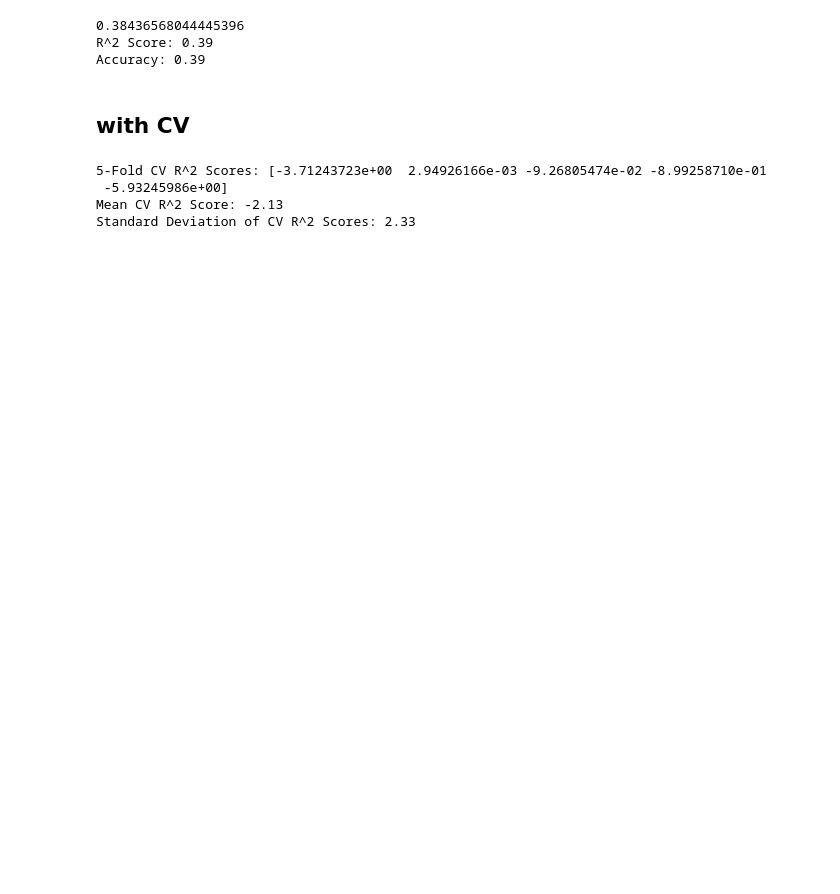
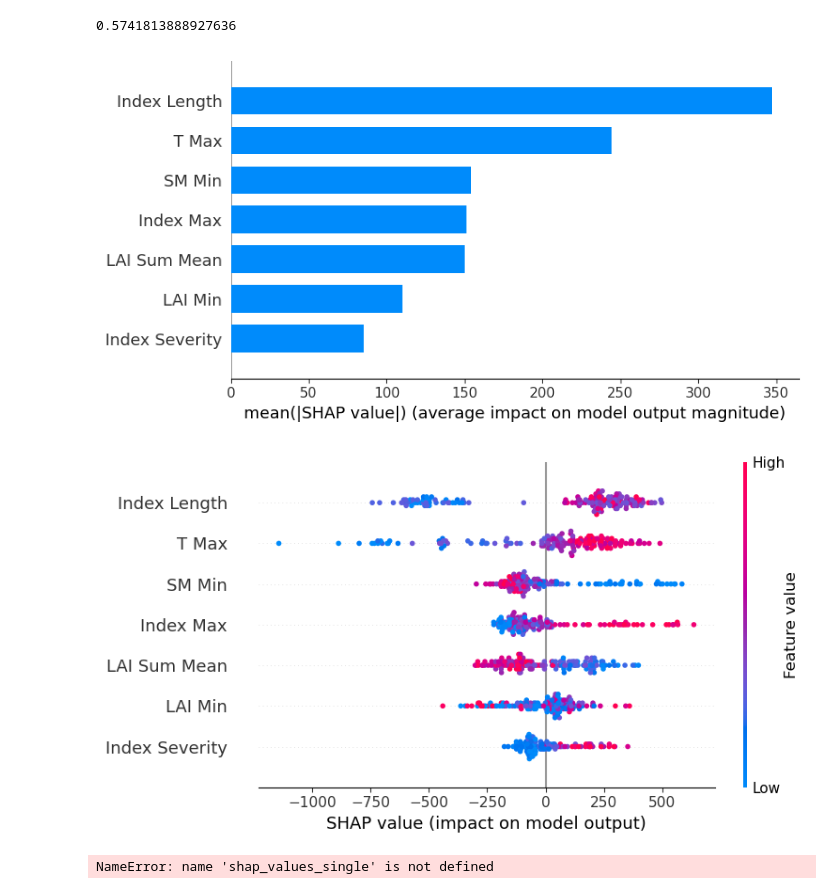
Before and after one commit to justusnoegel/deadwood_prediction, a Jupyter notebook: rf.ipynb, the cells around one changed output. Saved outputs shown, nothing was run; the diff lists cells and outputs as text; code cells hidden in the pictures; blank space fills up the shorter version.

Commit message:
random forest

```diff
--- a/rf.ipynb
+++ b/rf.ipynb
@@ -87,41 +117,42 @@ deadwood_flat.min()
 # %%
 # Initialize the Random Forest regressor
-X_train, X_test, y_train, y_test = train_test_split(X_clean, y_clean, test_size=0.2, random_state=1)
+X_train, X_test, y_train, y_test = train_test_split(X_clean, y_clean, test_size=0.2, random_state=79238)
 
-rf = RandomForestRegressor(n_estimators=1000, random_state=1, oob_score=True)
+rf = RandomForestRegressor(n_estimators=1500, random_state=1, oob_score=True )
 
 # Train the model
 rf.fit(X_train, y_train)
 
 print(rf.oob_score_)
-
-# Check accuracy using R^2 score
-accuracy = rf.score(X_test, y_test)
-print(f"R^2 Score: {accuracy:.2f}")
-
-print(f"Accuracy: {accuracy:.2f}")
 # %% [output]
-0.38436568044445396
-R^2 Score: 0.39
-Accuracy: 0.39
+0.5741813888927636
-# %% [markdown]
-## with CV
-# %%
-# Perform five-fold cross-validation
-
-# Split data into train and test sets
-X_train, X_test, y_train, y_test = train_test_split(X_clean, y_clean, test_size=0.2, random_state=45)
-cv_scores = cross_val_score(rf, X_clean, y_clean, cv=5, scoring='r2')
-
-# Calculate the mean and standard deviation of the cross-validation scores
-cv_mean = cv_scores.mean()
-cv_std = cv_scores.std()
-
-print(f"5-Fold CV R^2 Scores: {cv_scores}")
-print(f"Mean CV R^2 Score: {cv_mean:.2f}")
-print(f"Standard Deviation of CV R^2 Scores: {cv_std:.2f}")
-# %% [output]
-5-Fold CV R^2 Scores: [-3.71243723e+00  2.94926166e-03 -9.26805474e-02 -8.99258710e-01
- -5.93245986e+00]
-Mean CV R^2 Score: -2.13
-Standard Deviation of CV R^2 Scores: 2.33
+# %%
+import shap
+from sklearn.ensemble import RandomForestRegressor
+from sklearn.model_selection import train_test_split
+
+# Initialize and train the model (assuming this has been done as shown previously)
+# rf = RandomForestRegressor(n_estimators=1000, random_state=1, oob_score=True)
+# rf.fit(X_train, y_train)
+
+# Initialize SHAP Explainer
+explainer = shap.TreeExplainer(rf)
+
+# Compute SHAP values
+shap_values = explainer.shap_values(X_train)
+
+# Plot global feature importance
+shap.summary_plot(shap_values, X_train, plot_type="bar", feature_names=['SM Min', 'LAI Min', 'LAI Sum Mean', 'T Max', 'Index Max', 'Index Severity', 'Index Length'])
+
+# Detailed dot plot for all features
+shap.summary_plot(shap_values, X_train, plot_type='dot', feature_names=['SM Min', 'LAI Min', 'LAI Sum Mean', 'T Max', 'Index Max', 'Index Severity', 'Index Length'])
+
+# Waterfall plot for the first instance in the test set
+shap.waterfall_plot(explainer.expected_value, shap_values_single, feature_names=['SM Min', 'LAI Min', 'LAI Sum Mean', 'T Max', 'Index Max', 'Index Severity', 'Index Length'])
+
+# Show the plots
+plt.show()
+# %% [output]
+[figure, added]
+[figure, added]
+NameError: name 'shap_values_single' is not defined
```
Also changed, not shown: parts of 8 cells of this notebook, 16 other files.
